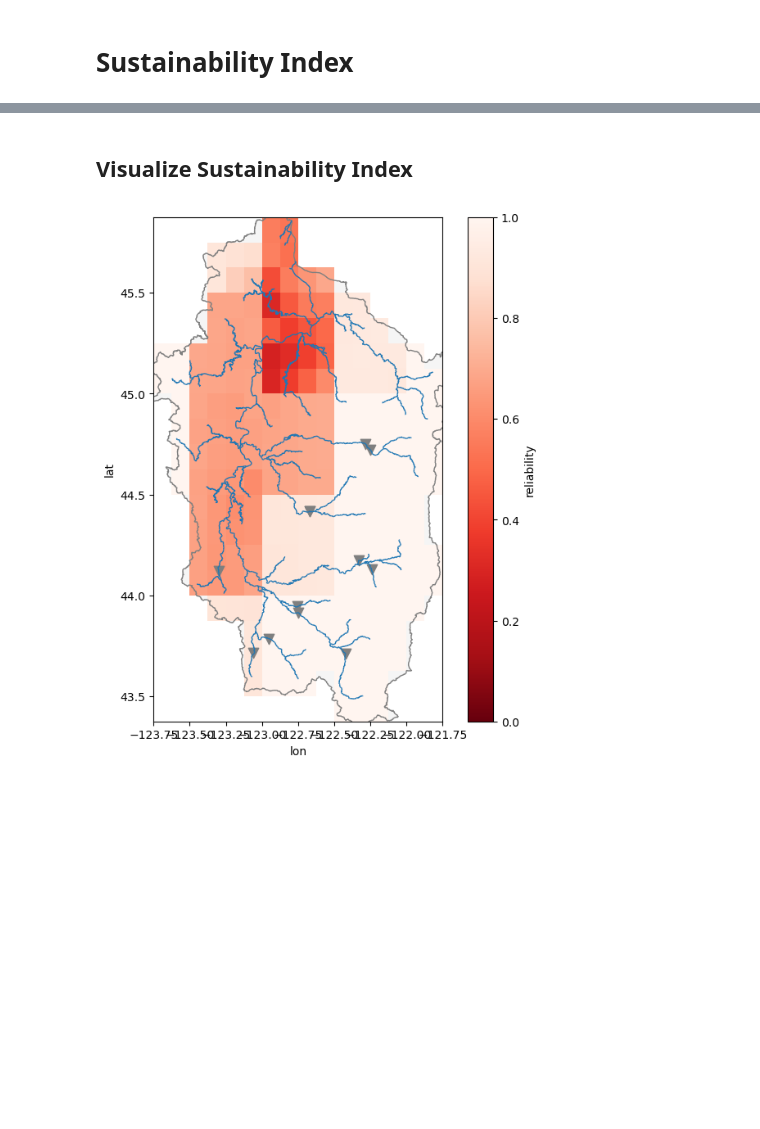
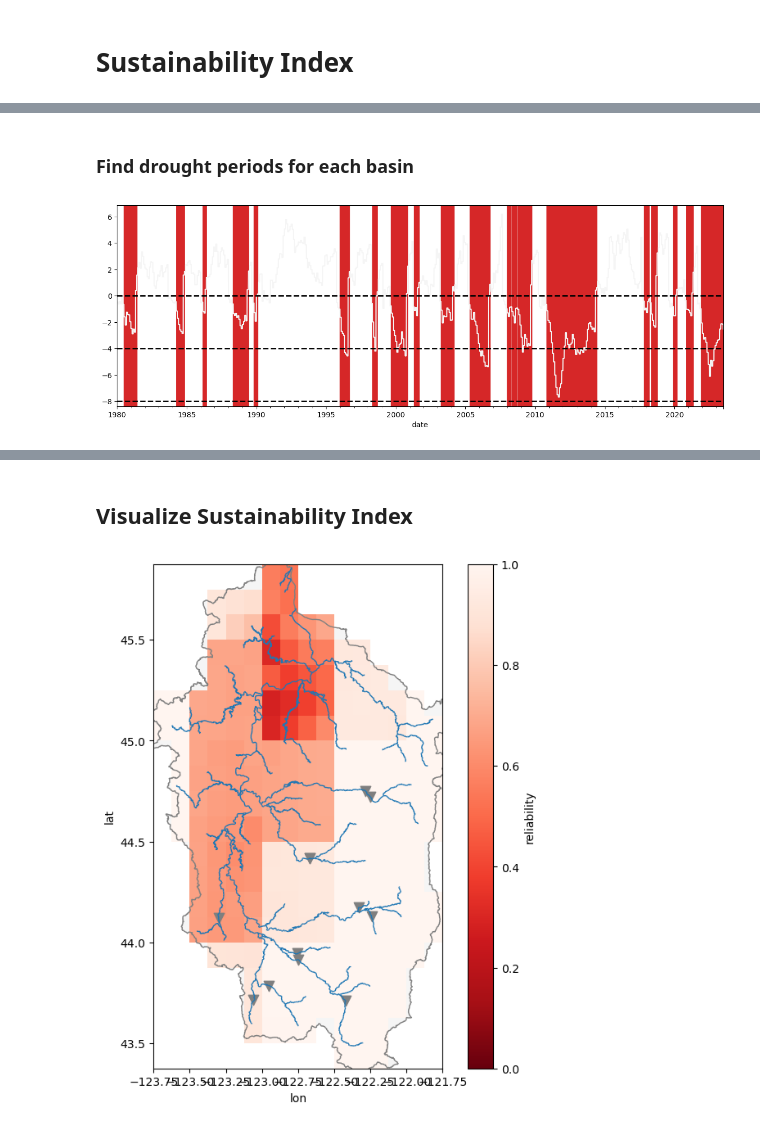
Before and after one commit to lidh966/reservoir_route, a Jupyter notebook: lrr_drought_analysis.ipynb, the cells around one changed output, grey strips where cells are left out. Saved outputs shown, nothing was run; the diff lists cells and outputs as text; code cells hidden in the pictures; blank space fills up the shorter version.

```diff
--- a/lrr_drought_analysis.ipynb
+++ b/lrr_drought_analysis.ipynb
@@ -143,0 +257,29 @@ def cal_vulnerability(deficit_array, threshold=0.0001):
+# %% [markdown]
+### Find drought periods for each basin
+# %%
+# ---- Find drought periods using PDSI ---- #
+
+huc4 = '1203'
+# read PDSI
+df_pdsi = pd.read_csv(f'{data_dir}/processed/LRR/input/pdsi_{huc4}.csv', index_col=0, parse_dates=True)
+
+# find drought periods: PDSI < 0
+drought_periods = []
+for i in range(df_pdsi.size - 1):
+    if df_pdsi.iloc[i, 0] < 0 and df_pdsi.iloc[i+1, 0] < -1:
+        drought_periods.append(df_pdsi.index[i])
+
+# ---- Plot PDSI & drought periods ---- #
+fig, ax = plt.subplots(figsize=(15, 5))
+
+df_pdsi.plot(ax=ax, color='whitesmoke', legend=False)
+ax.axhline(y=0, color='black', linestyle='--', linewidth=2)
+ax.axhline(y=-4, color='black', linestyle='--', linewidth=2)
+ax.axhline(y=-8, color='black', linestyle='--', linewidth=2)
+
+for drought_period in drought_periods:
+    ax.axvspan(drought_period, drought_period + pd.DateOffset(months=1), color='tab:red', alpha=0.5)
+
+plt.show()
+# %% [output]
+[figure, added]
```
Also changed, not shown: parts of 13 cells of this notebook.
